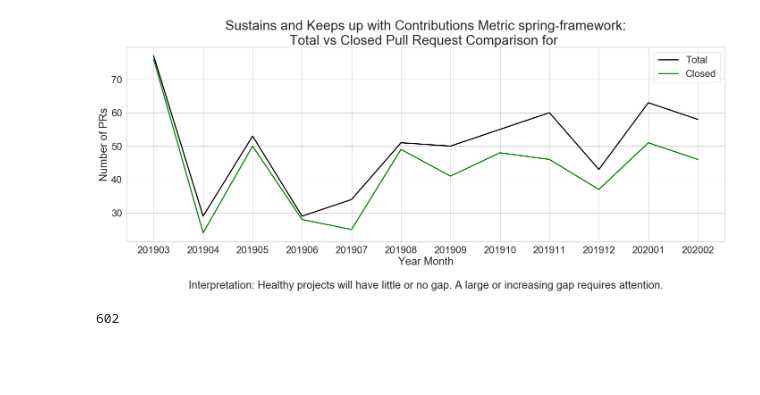
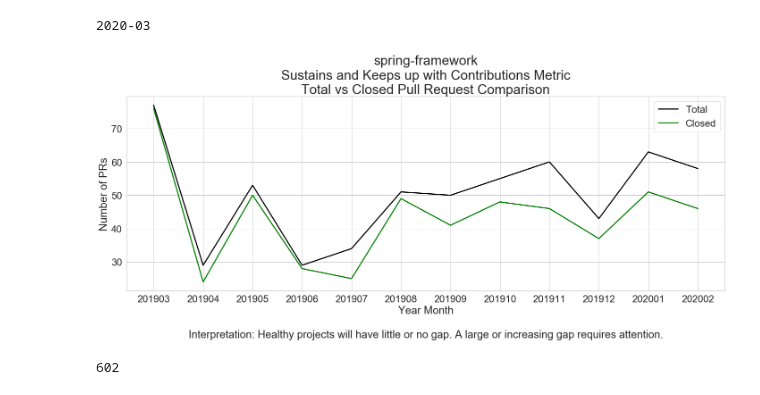
Before and after one commit to Hsingh2096/Hsingh2096, a Jupyter notebook: code/dawn_project_health.ipynb, the cells around one changed output. Drawn from its saved outputs; the diff is of its cells as text; code cells hidden in the pictures; blank space fills up the shorter version.

```diff
--- a/code/dawn_project_health.ipynb
+++ b/code/dawn_project_health.ipynb
@@ -249,30 +262,42 @@ pr_sustainDF['all_total'] = pr_monthDF['total_prs_open_closed']
 pr_sustainDF['diff'] = pr_sustainDF['all_total'] - pr_sustainDF['closed_total']
 #print(pr_sustainDF,'\n')
 #print((pr_sustainDF['diff']).describe())
+# %%
+today = datetime.date.today()
+current_year_month = str(today.year) + '-' + '{:02d}'.format(today.month)
+print(current_year_month)
+# %% [output]
+2020-03
 # %%
 pr_sustainDF['repo_id'] = pr_sustainDF['repo_id'].map(int)
 #pr_sustainDF['yearmonth'] = pr_sustainDF['yearmonth'].map(str)
 pr_sustainDF.set_index('repo_id', 'yearmonth')
-
 
 sns.set_style('ticks')
 sns.set(style="whitegrid", font_scale=2)
 
 fig, ax = plt.subplots()
 
 # the size of A4 paper
 fig.set_size_inches(24, 8)
 
-title = "Sustains and Keeps up with Contributions Metric " + pr_sustainDF['repo_name'][0] + ":\nTotal vs Closed Pull Request Comparison for "
+title = pr_sustainDF['repo_name'][0] + "\nSustains and Keeps up with Contributions Metric\nTotal vs Closed Pull Request Comparison"
 
 plottermonth = sns.lineplot(x='yearmonth', y='all_total', data=pr_sustainDF, sort=False, color='black', label='Total', linewidth=2.5)
 plottermonth = sns.lineplot(x='yearmonth', y='closed_total', data=pr_sustainDF, sort=False, color='green', label='Closed', linewidth=2.5, linestyle='dashed').set_title(title, fontsize=30)
 
 plottermonthlabels = ax.set_xticklabels(pr_sustainDF['yearmonth'])
 plottermonthlabels = ax.set_ylabel('Number of PRs')
 plottermonthlabels = ax.set_xlabel('Year Month\n\nInterpretation: Healthy projects will have little or no gap. A large or increasing gap requires attention.')
+
+today = datetime.date.today()
+current_year_month = str(today.year) + '-' + '{:02d}'.format(today.month)
+
+filename = 'output/sustains_pr_' + repo_name + "_" + current_year_month + '.png'
+
+fig.savefig(filename, bbox_inches='tight')
 # %% [output]
-[figure, old version]
+[figure, new version]
 # %%
 print(sum(pr_monthDF.total_prs_open_closed))
 # %% [output]
```
Also changed, not shown: parts of 3 cells of this notebook, 2 other files.
